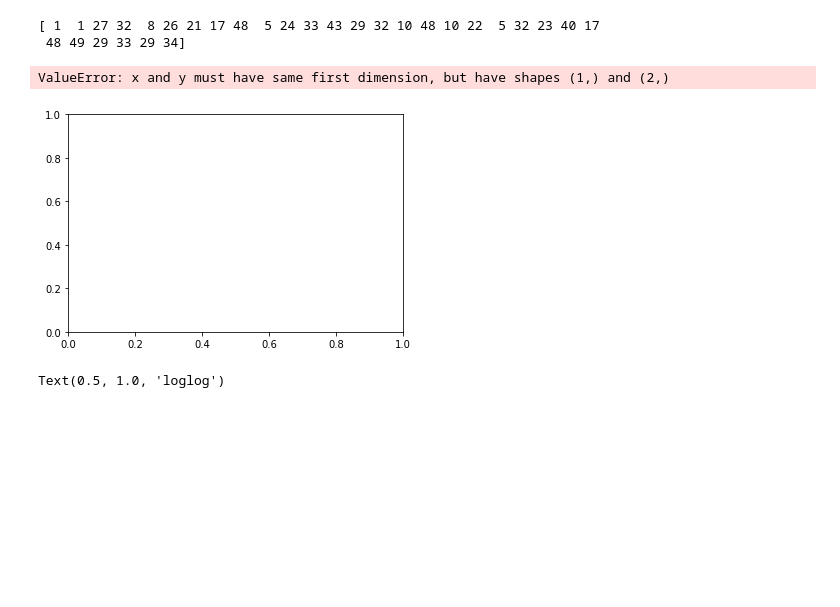
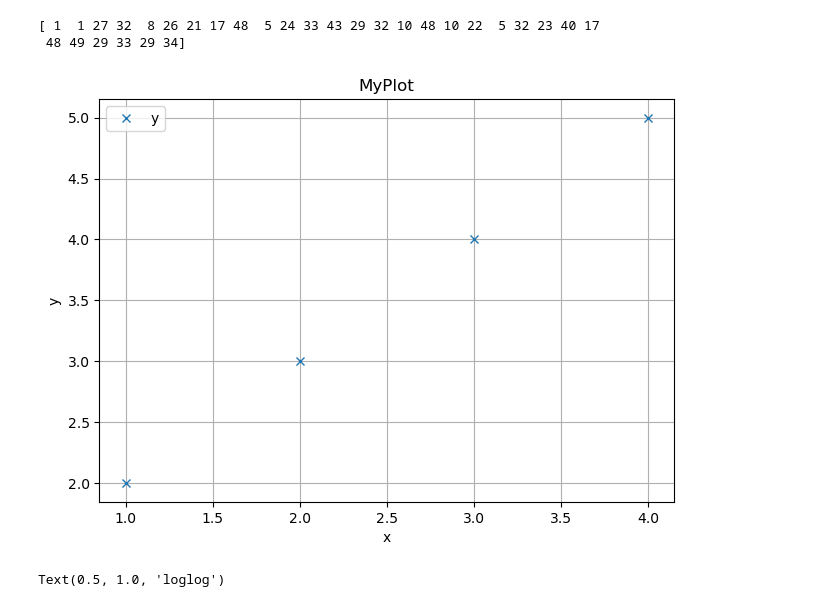
Before and after one commit to Max-Geiger/Simulation-technischer-Systeme-mit-Python, a Jupyter notebook: Formelsammlung.ipynb, the cells around one changed output. Cells and saved outputs as stored; diff of their text form; code cells hidden in the pictures; blank space fills up the shorter version.

```diff
--- a/Formelsammlung.ipynb
+++ b/Formelsammlung.ipynb
@@ -229,17 +228,18 @@ solution=op.fsolve (F, xn , full_output =1) # fsolve als Gleichungslöser
  48 49 29 33 29 34]
 # %%
 # Plotten
-plt.plot(x,Add(3),label="y") #Hier werden die Werte zum Plotten übergeben
+x=(1,2,3,4)
+y=(2,3,4,5)
+plt.plot(x,y,'x',label="y") #Hier werden die Werte zum Plotten übergeben
 plt.xlabel('x') # Achsenbeschriftung
 plt.ylabel('y') # Achsenbeschriftung
 plt.title('MyPlot') #Titel
 plt.legend()
 plt.grid()
 plt.tight_layout(pad=0.5) #subplotabstände
 plt.show()
 # %% [output]
-ValueError: x and y must have same first dimension, but have shapes (1,) and (2,)
-[figure, old version]
+[figure, new version]
 # %%
 #
 plt.figure()
```
Also changed, not shown: parts of 9 cells of this notebook, 4 other files.
